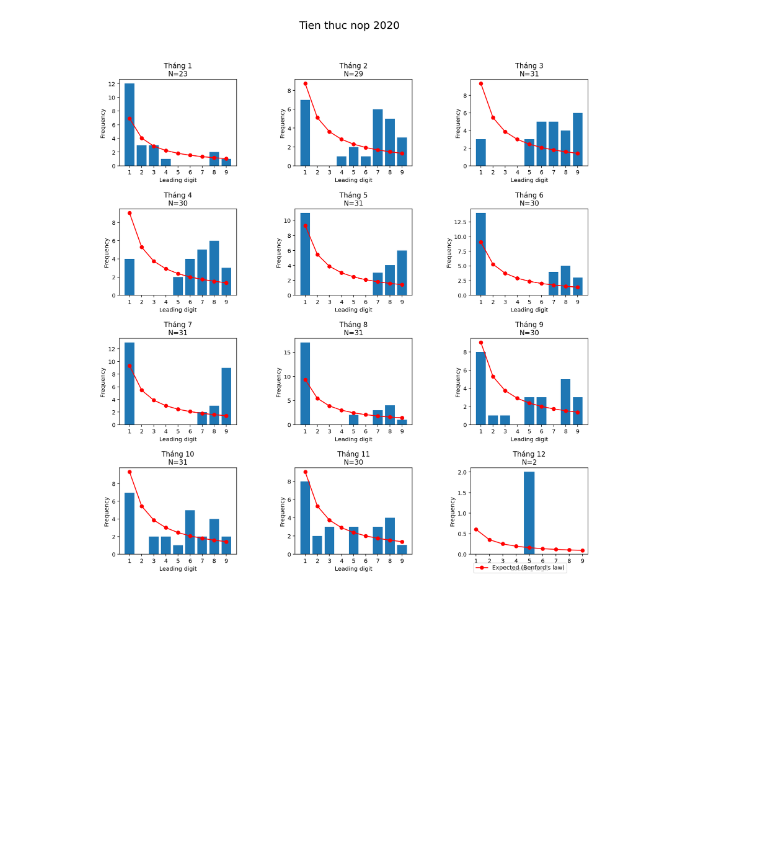
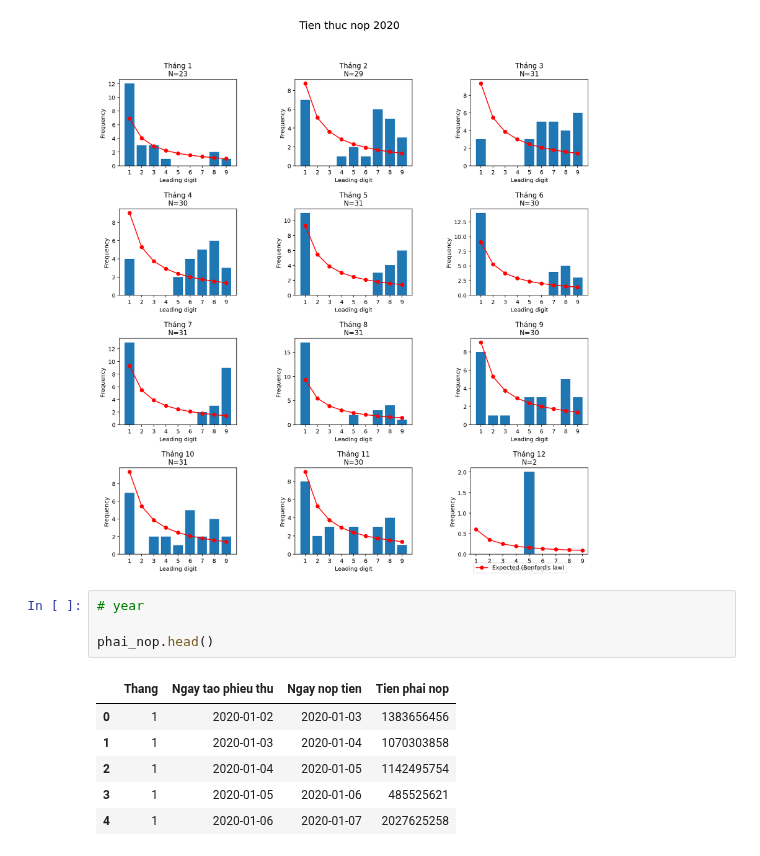
Before and after one commit to tranvietphuoc/notebook, a Jupyter notebook: analyze/COD_Benford.ipynb, the cells around one changed output. Drawn from its saved outputs; the diff is of its cells as text; blank space fills up the shorter version.

```diff
--- a/analyze/COD_Benford.ipynb
+++ b/analyze/COD_Benford.ipynb
@@ -148,3 +155,14 @@ plt.suptitle("Tien thuc nop 2020", fontsize=18)
 # %% [output]
 Text(0.5, 0.98, 'Tien thuc nop 2020')
 [figure]
+# %%
+# year
+
+phai_nop.head()
+# %% [output]
+|  | Thang | Ngay tao phieu thu | Ngay nop tien | Tien phai nop |
+| 0 | 1 | 2020-01-02 | 2020-01-03 | 1383656456 |
+| 1 | 1 | 2020-01-03 | 2020-01-04 | 1070303858 |
+| 2 | 1 | 2020-01-04 | 2020-01-05 | 1142495754 |
+| 3 | 1 | 2020-01-05 | 2020-01-06 | 485525621 |
+| 4 | 1 | 2020-01-06 | 2020-01-07 | 2027625258 |
```
Also changed, not shown: parts of 3 cells of this notebook.
